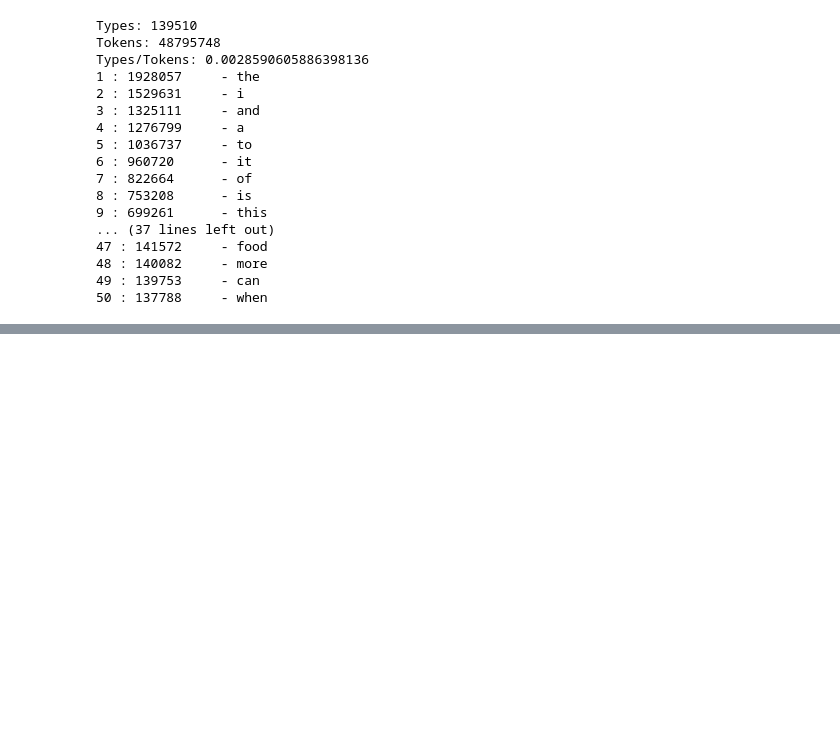
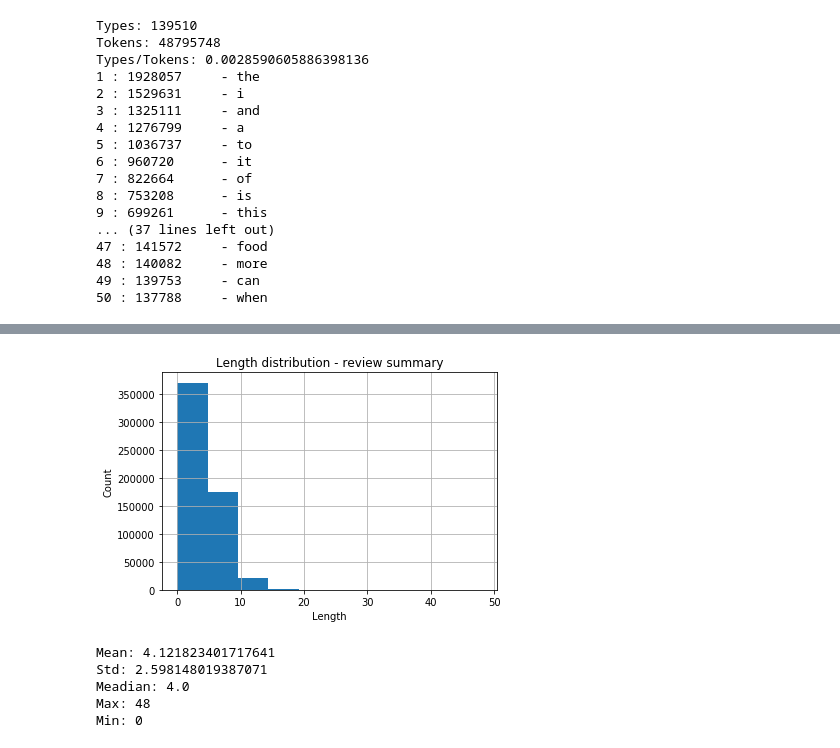
Before and after one commit to GianlucaVico/NLP-Project, a Jupyter notebook: project.ipynb, the cells around one changed output, grey strips where cells are left out. Cells and saved outputs as stored; diff of their text form; code cells hidden in the pictures; blank space fills up the shorter version.

```diff
--- a/project.ipynb
+++ b/project.ipynb
@@ -114,0 +255,19 @@ reviews = pd.DataFrame(data[["Summary", "Text", "Score"]])
+# %%
+plt.hist(len_sum)
+plt.title("Length distribution - review summary")
+plt.ylabel("Count")
+plt.xlabel("Length")
+plt.grid(True)
+plt.show()
+print("Mean:", np.mean(len_sum))
+print("Std:", np.std(len_sum))
+print("Meadian:", np.median(len_sum))
+print("Max:", max(len_sum))
+print("Min:", min(len_sum))
+# %% [output]
+[figure, added]
+Mean: 4.121823401717641
+Std: 2.598148019387071
+Meadian: 4.0
+Max: 48
+Min: 0
```
Also changed, not shown: parts of 78 cells of this notebook.
